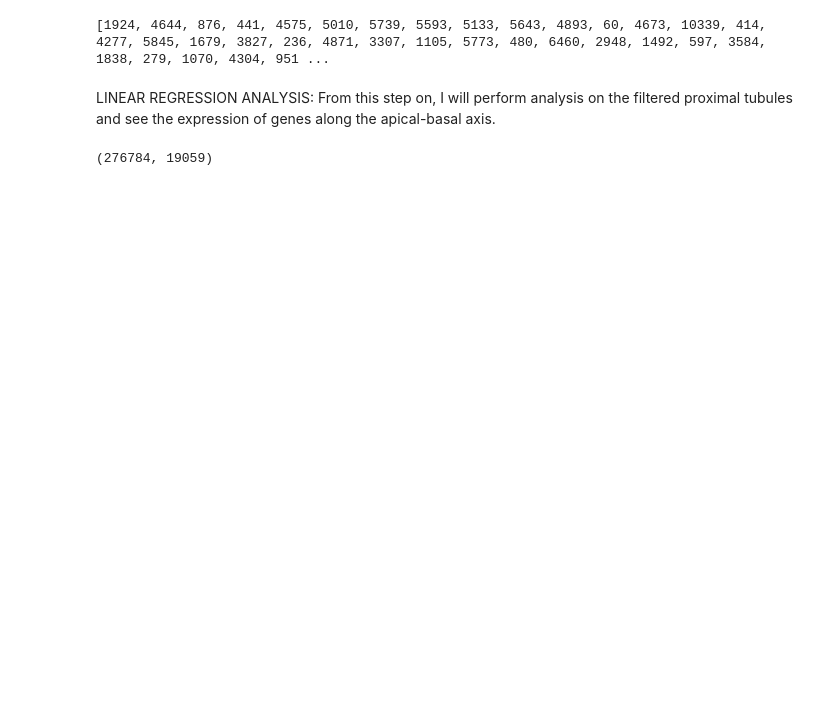
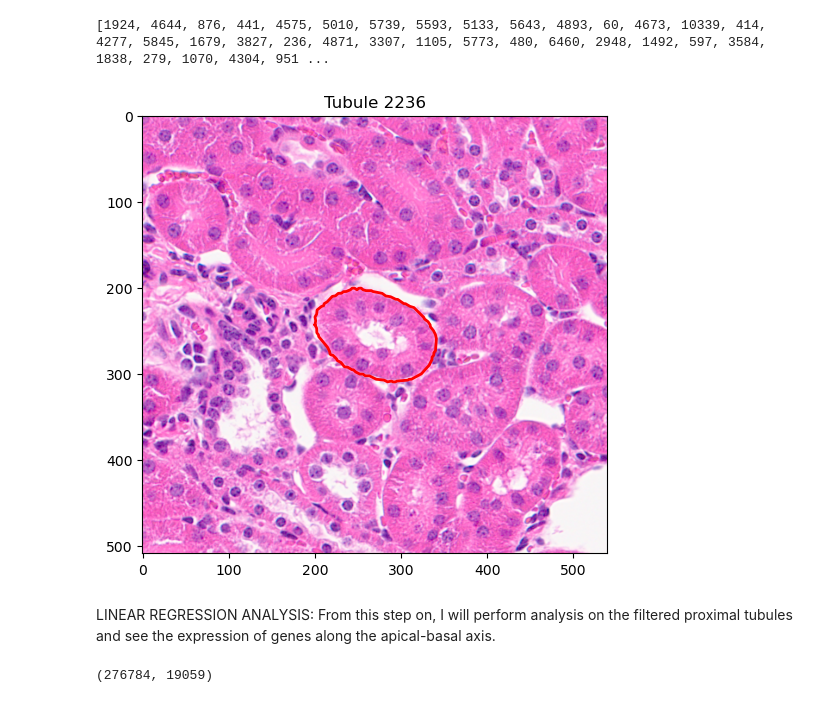
Before and after one commit to ssingh95jhu/Correlation_Kidney_Structure_Molecular_Presentation, a Jupyter notebook: HighThru_ProxTub_LinReg.ipynb, the cells around one changed output. Drawn from its saved outputs; the diff is of its cells as text; code cells hidden in the pictures; blank space fills up the shorter version.

Commit message:
Crop Patch Update

```diff
--- a/HighThru_ProxTub_LinReg.ipynb
+++ b/HighThru_ProxTub_LinReg.ipynb
@@ -263,3 +271,8 @@ PT_id_rand=pd.Series(PT_id).sample(n=500, random_state=53) #randomly select 5 pr
 print(PT_id_rand.tolist())
 # %% [output]
 [1924, 4644, 876, 441, 4575, 5010, 5739, 5593, 5133, 5643, 4893, 60, 4673, 10339, 414, 4277, 5845, 1679, 3827, 236, 4871, 3307, 1105, 5773, 480, 6460, 2948, 1492, 597, 3584, 1838, 279, 1070, 4304, 951 ...
+# %%
+# read the corresponding image:
+from PIL import Image
+Image.MAX_IMAGE_PIXELS = 1_000_000_000
+img = Image.open("data/2um/Ctrl_1A2/Ctrl_1A2.tif")
@@ -266,3 +334,7 @@ print(PT_id_rand.tolist())
+# %%
+plot_tubule_patch(gdf, img, tubule_id="2236", buffer=200)
+# %% [output]
+[figure, added]
 # %% [markdown]
 LINEAR REGRESSION ANALYSIS:
 From this step on, I will perform analysis on the filtered proximal tubules and see the expression of genes along the apical-basal axis.
```
Also changed, not shown: parts of 2 cells of this notebook.
